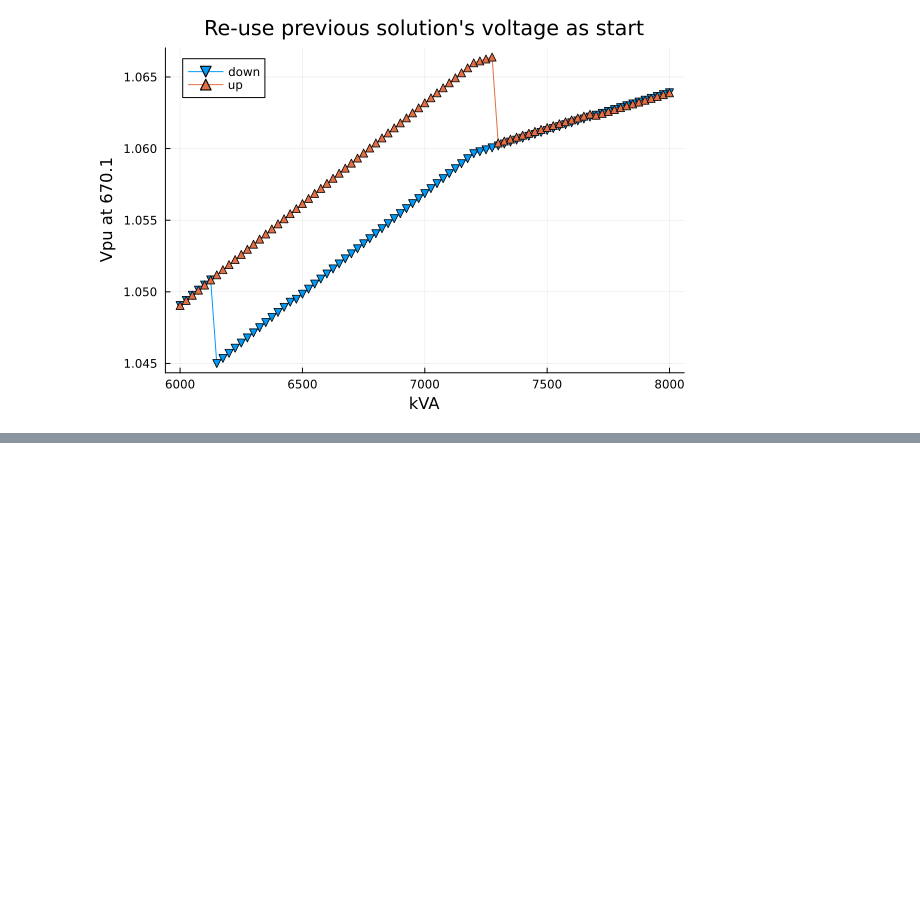
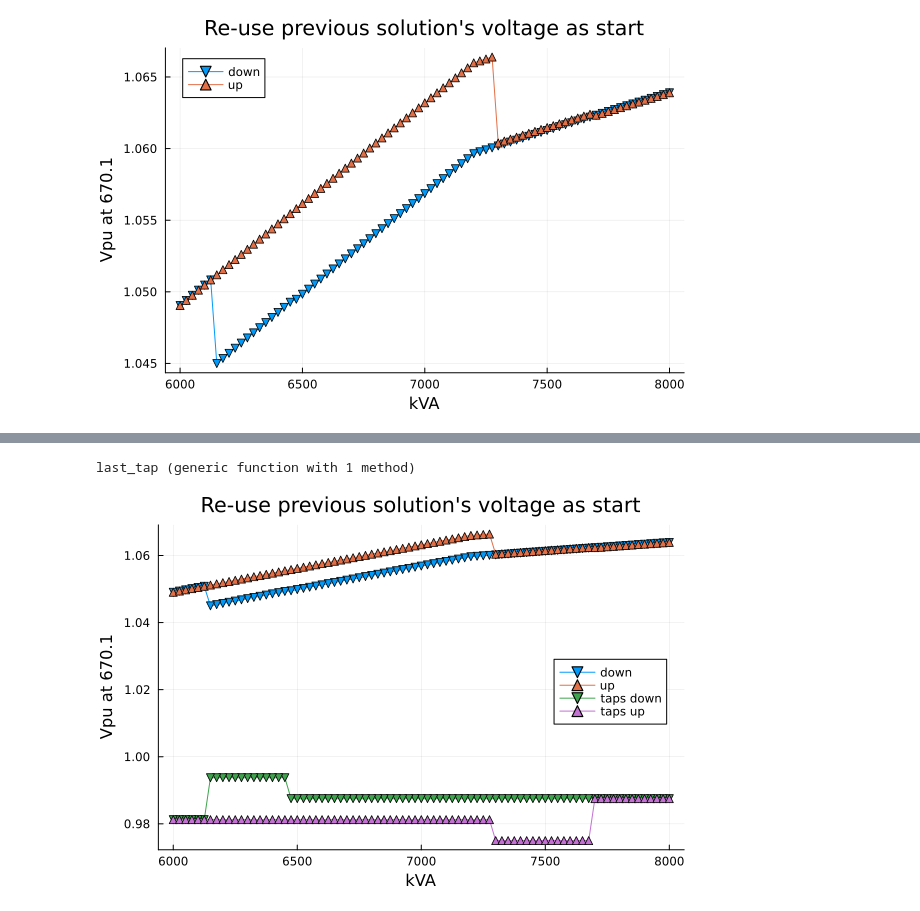
Before and after one commit to NLaws/opendss_pv_system_issue, a Jupyter notebook: bar.ipynb, the cells around one changed output, grey strips where cells are left out. Saved outputs shown, nothing was run; the diff lists cells and outputs as text; code cells hidden in the pictures; blank space fills up the shorter version.

```diff
--- a/bar.ipynb
+++ b/bar.ipynb
@@ -233,0 +295,77 @@ title!("Re-use previous solution's voltage as start")
+# %%
+function enable_event_log()
+    r_num = OpenDSS.RegControls.First()
+    while r_num > 0
+        OpenDSS.dss("edit RegControl.$(OpenDSS.RegControls.Name()) eventlog=true")
+        r_num = OpenDSS.RegControls.Next()
+    end
+end
+
+enable_event_log()
+# %%
+last_tap(logs) = parse(Float64, rstrip(split(logs[end], " ")[end], '.'))
+# %% [output]
+last_tap (generic function with 1 method)
+# %%
+PF = 0.9
+
+step = 25
+rebuild()
+
+bus_to_plot = "670"
+phase_to_plot = 1
+
+OpenDSS.PVsystems.First()
+OpenDSS.PVsystems.pf(PF)
+
+min_kVA = 6000
+kVA=8000
+
+vs_down = []
+taps_down = []
+
+for pmpp in range(start=kVA, step=-step, stop=min_kVA)
+
+    # rebuild()
+
+    OpenDSS.PVsystems.Pmpp(float(pmpp))
+    OpenDSS.PVsystems.pf(PF)
+    enable_event_log()
+    OpenDSS.Solution.Solve()
+    push!(taps_down, last_tap(OpenDSS.Solution.EventLog()))
+    @assert OpenDSS.Solution.Converged()
+    push!(vs_down, dss_voltages_pu()[bus_to_plot][phase_to_plot])
+end
+
+
+vs_up = []
+taps_up = []
+
+for pmpp in range(start=min_kVA, step=step, stop=kVA)
+
+    # rebuild()
+
+    OpenDSS.PVsystems.Pmpp(float(pmpp))
+    OpenDSS.PVsystems.pf(PF)
+    enable_event_log()
+    OpenDSS.Solution.Solve()
+    push!(taps_up, last_tap(OpenDSS.Solution.EventLog()))
+    @assert OpenDSS.Solution.Converged()
+    push!(vs_up, dss_voltages_pu()[bus_to_plot][phase_to_plot])
+end
+
+x_down = collect(range(start=kVA, step=-step, stop=min_kVA))
+x_up = collect(range(start=min_kVA, step=step, stop=kVA))
+
+plot(x_down, vs_down; markershape=:dtriangle, label="down")
+plot!(x_up, vs_up; markershape=:utriangle, label="up")
+
+plot!(x_down, taps_down; markershape=:dtriangle, label="taps down")
+plot!(x_up, taps_up; markershape=:utriangle, label="taps up",legend = :right)
+
+
+xlabel!("kVA")
+ylabel!("Vpu at $(bus_to_plot * "." * string(phase_to_plot))")
+title!("Re-use previous solution's voltage as start")
+# %% [output]
+[figure, added]
```
Also changed, not shown: parts of 3 cells of this notebook.
